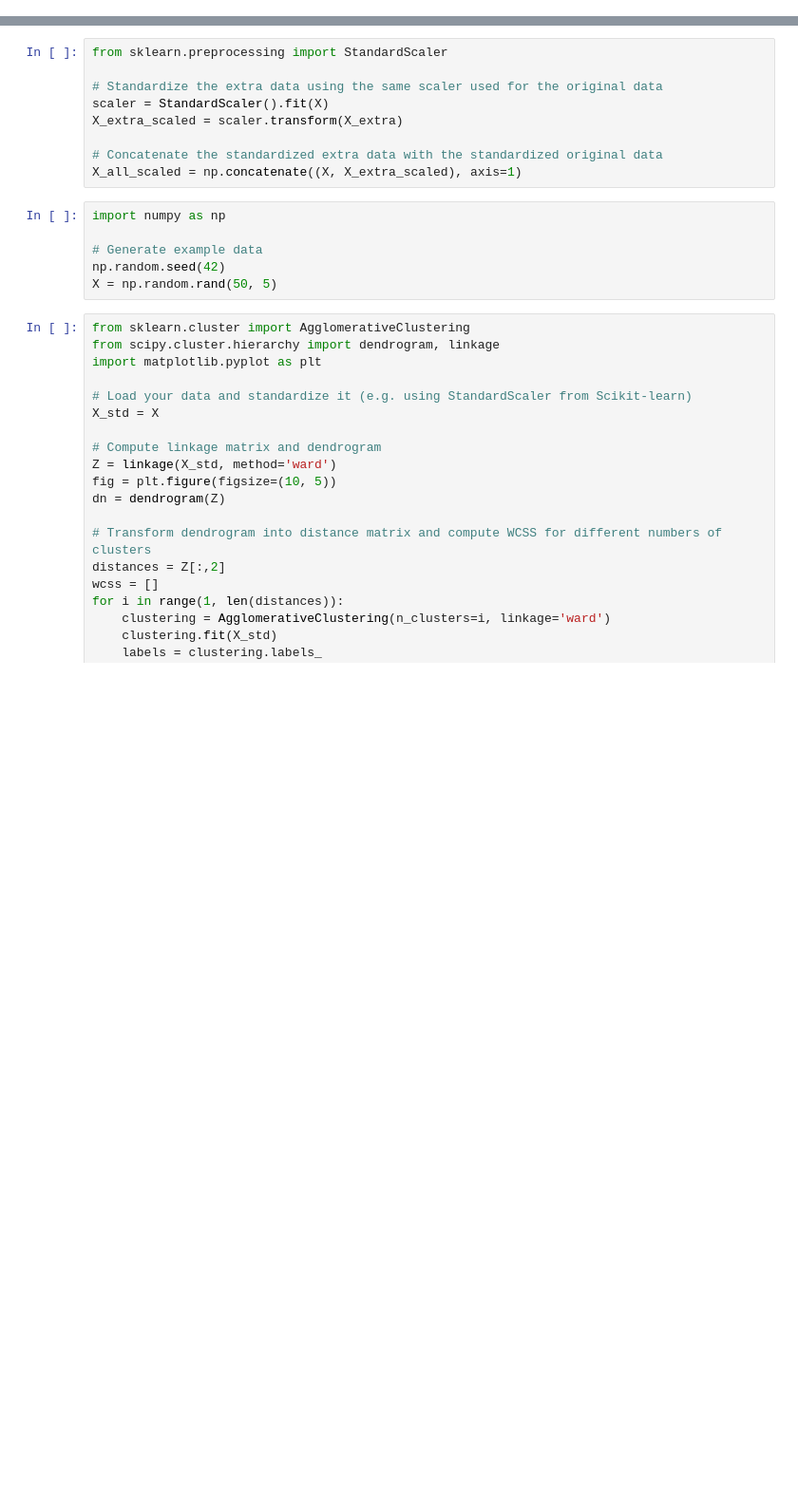
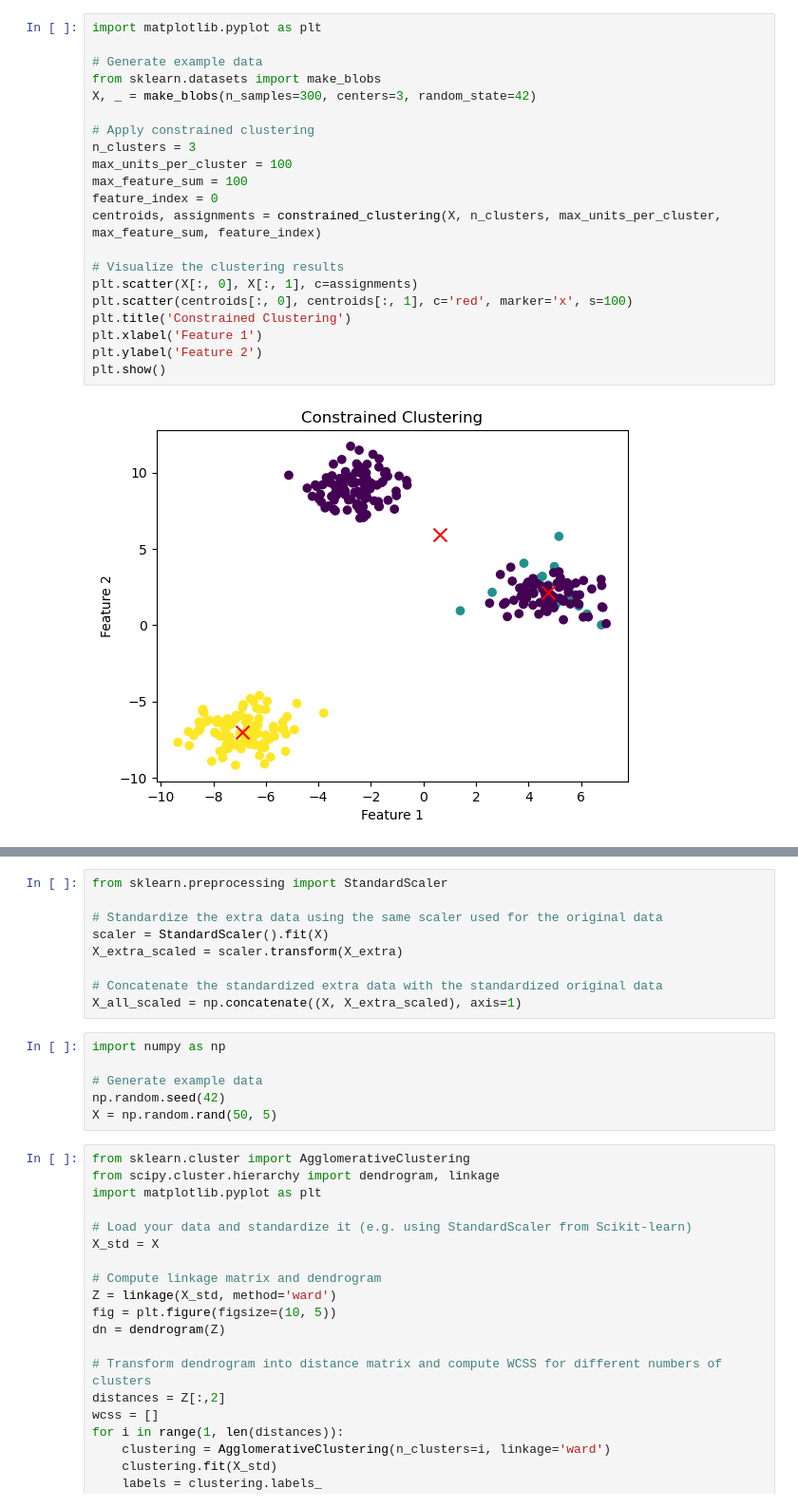
Before and after one commit to TJZLiu/Lisbon-freguesias, a Jupyter notebook: code/Draft Codes.ipynb, the cells around one changed output, grey strips where cells are left out. Shown at 95% size. Saved outputs shown, nothing was run; the diff lists cells and outputs as text; blank space fills up the shorter version.

```diff
--- a/code/Draft Codes.ipynb
+++ b/code/Draft Codes.ipynb
@@ -20,0 +43,23 @@ DriverError: path/to/data.shp: No such file or directory
+# %%
+import matplotlib.pyplot as plt
+
+# Generate example data
+from sklearn.datasets import make_blobs
+X, _ = make_blobs(n_samples=300, centers=3, random_state=42)
+
+# Apply constrained clustering
+n_clusters = 3
+max_units_per_cluster = 100
+max_feature_sum = 100
+feature_index = 0
+centroids, assignments = constrained_clustering(X, n_clusters, max_units_per_cluster, max_feature_sum, feature_index)
+
+# Visualize the clustering results
+plt.scatter(X[:, 0], X[:, 1], c=assignments)
+plt.scatter(centroids[:, 0], centroids[:, 1], c='red', marker='x', s=100)
+plt.title('Constrained Clustering')
+plt.xlabel('Feature 1')
+plt.ylabel('Feature 2')
+plt.show()
+# %% [output]
+[figure, added]
```
Also changed, not shown: parts of 4 cells of this notebook, 2 other files.
